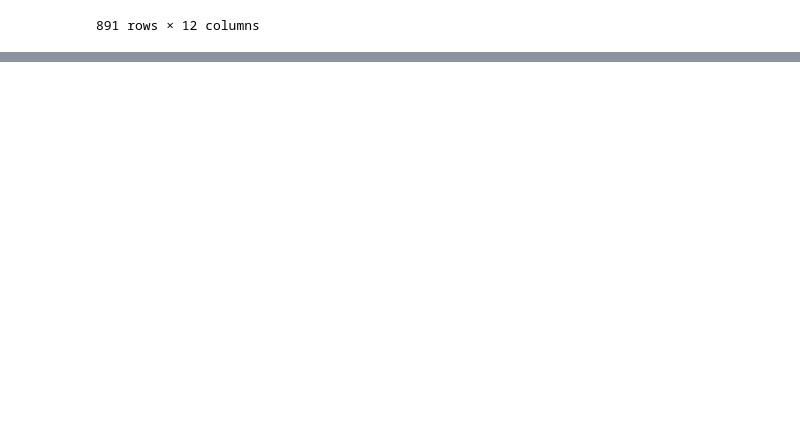
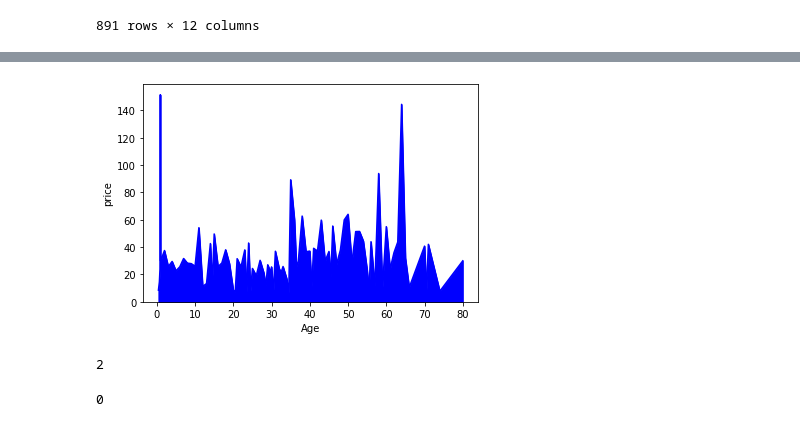
Before and after one commit to Ash1601/yit-ml-internship-assignment-1, a Jupyter notebook: Untitled.ipynb, the cells around one changed output, grey strips where cells are left out. Drawn from its saved outputs; the diff is of its cells as text; code cells hidden in the pictures; blank space fills up the shorter version.

```diff
--- a/Untitled.ipynb
+++ b/Untitled.ipynb
@@ -20,0 +95,11 @@ df
+# %%
+
+passenger_age['Fare'].plot.area(color='b')
+plt.ylabel("price")
+plt.show()
+# %% [output]
+[figure, added]
+# %%
+ df['Embarked'].isnull().sum()
+# %% [output]
+2
@@ -20,0 +108,4 @@ df
+# %%
+ df['Embarked'].isnull().sum()
+# %% [output]
+0
```
Also changed, not shown: parts of 32 cells of this notebook.
